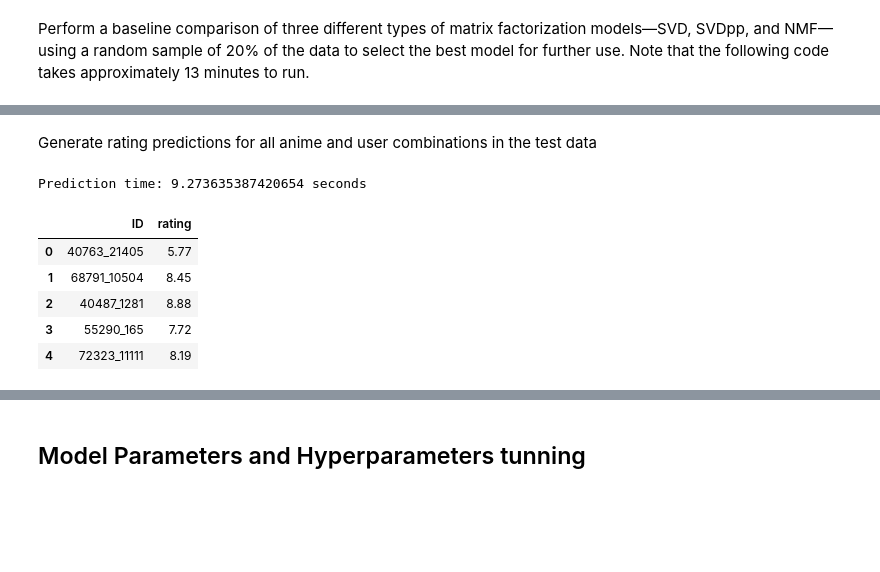
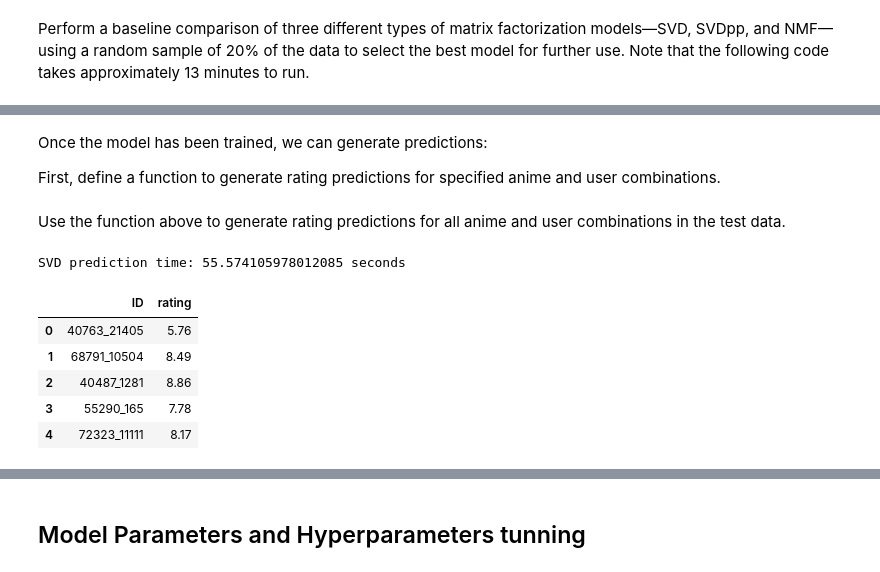
Before and after one commit to Refilwemasapu/Unsupervised-Learning_EG1, a Jupyter notebook: Unsupervised_Learning.ipynb, the cells around one changed output, grey strips where cells are left out. Saved outputs shown, nothing was run; the diff lists cells and outputs as text; code cells hidden in the pictures; blank space fills up the shorter version.

```diff
--- a/Unsupervised_Learning.ipynb
+++ b/Unsupervised_Learning.ipynb
@@ -721,26 +657,39 @@ Training time: 39.637842655181885 seconds
+# %% [markdown]
+Once the model has been trained, we can generate predictions:
+
+First, define a function to generate rating predictions for specified anime and user combinations.
+# %%
+def generate_predictions(user_ids:list, anime_ids:list, model):
+    # Generate predictions
+    data = pd.DataFrame()
+    data['anime_id'] = anime_ids
+    data['user_id'] = user_ids
+    start_time = time.time()
+    svd_predictions = predict(collab_svd_tuned, data, usercol='user_id', itemcol='anime_id')
+    pred_time = time.time() - start_time
+
+    # Format the data
+    svd_predictions['ID'] = svd_predictions['user_id'].astype(str) + '_' + svd_predictions['anime_id'].astype(str)
+    svd_predictions['rating'] = round(svd_predictions['prediction'], 2)
+    svd_predictions = svd_predictions[['ID', 'rating']]
+
+    return svd_predictions, pred_time
 # %% [markdown]
-Generate rating predictions for all anime and user combinations in the test data
+Use the function above to generate rating predictions for all anime and user combinations in the test data.
-# %%
-# Generate predictions
-start_time = time.time()
-predictions = predict(collab_svd_tuned, test_data, usercol='user_id', itemcol='anime_id')
-end_time = time.time()
-print(f'Prediction time: {end_time-start_time} seconds')
-
-# Format the data
-predictions['ID'] = predictions['user_id'].astype(str) + '_' + predictions['anime_id'].astype(str)
-predictions['rating'] = round(predictions['prediction'], 2)
-predictions = predictions[['ID', 'rating']]
-
-# Store and view predictions
-predictions.to_csv('submissions/collab_svd_predicted_ratings.csv', sep=',', header=True, index=False)
-predictions.head(5)
-# %% [output]
-Prediction time: 9.273635387420654 seconds
-|  | ID | rating |
-| 0 | 40763_21405 | 5.77 |
-| 1 | 68791_10504 | 8.45 |
-| 2 | 40487_1281 | 8.88 |
-| 3 | 55290_165 | 7.72 |
-| 4 | 72323_11111 | 8.19 |
+# %%
+# Generate predictions
+svd_predictions, pred_time = generate_predictions(user_ids=test_data['user_id'].tolist(), anime_ids=test_data['anime_id'].tolist(), model=collab_svd_tuned)
+print(f'SVD prediction time: {end_time-start_time} seconds')
+
+# View and store predictions
+svd_predictions.to_csv('submissions/collab_svd_predicted_ratings.csv', sep=',', header=True, index=False)
+svd_predictions.head(5)
+# %% [output]
+SVD prediction time: 55.574105978012085 seconds
+|  | ID | rating |
+| 0 | 40763_21405 | 5.76 |
+| 1 | 68791_10504 | 8.49 |
+| 2 | 40487_1281 | 8.86 |
+| 3 | 55290_165 | 7.78 |
+| 4 | 72323_11111 | 8.17 |
 # %% [markdown]
```
Also changed, not shown: parts of 35 cells of this notebook, 10 other files.
